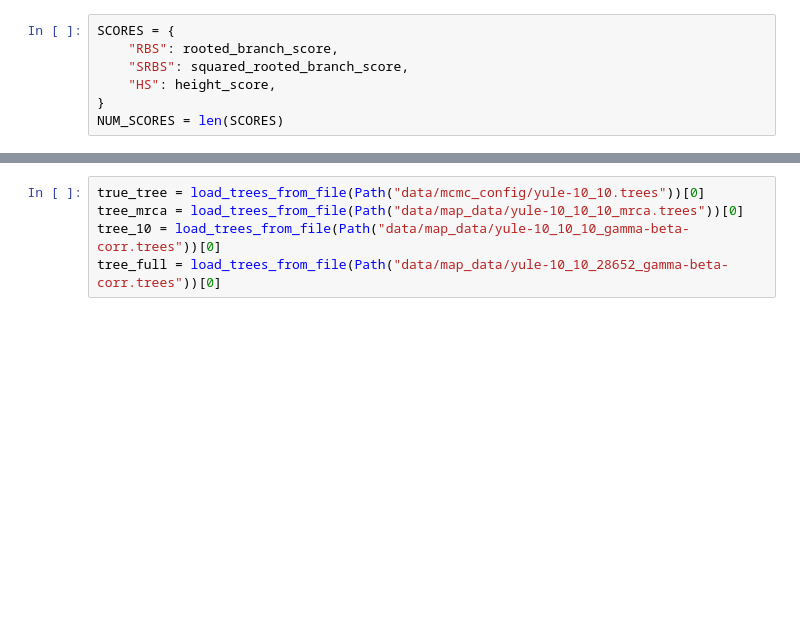
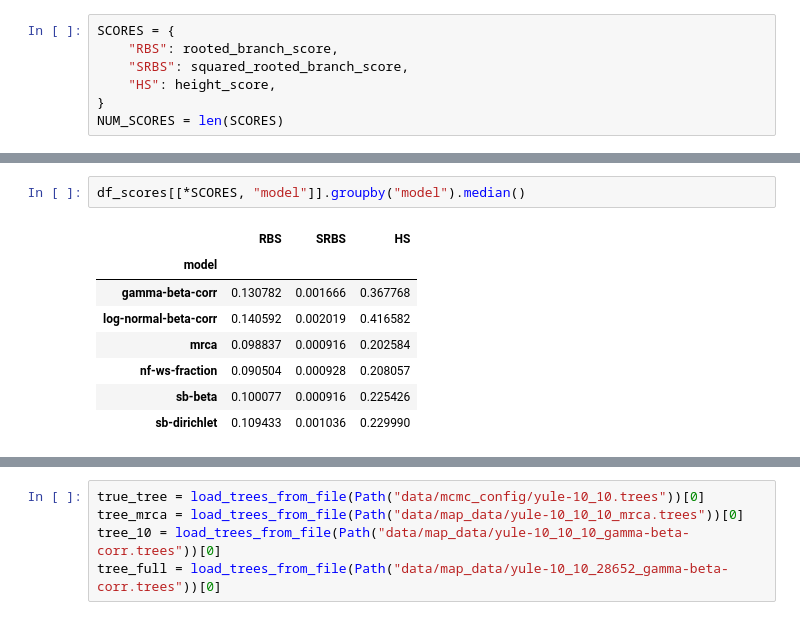
Before and after one commit to tochsner/ccd-validation, a Jupyter notebook: src/map_validation/map_validation.ipynb, the cells around one changed output, grey strips where cells are left out. Drawn from its saved outputs; the diff is of its cells as text; blank space fills up the shorter version.

```diff
--- a/src/map_validation/map_validation.ipynb
+++ b/src/map_validation/map_validation.ipynb
@@ -171,6 +178,17 @@ for (dataset, run), map_files in list(map_trees_per_dataset.items()):
             scores_dict[score].append(score_func(map_tree, reference_tree))
 
 df_scores = pd.DataFrame(scores_dict)
+# %%
+df_scores[[*SCORES, "model"]].groupby("model").median()
+# %% [output]
+|  | RBS | SRBS | HS |
+| model |  |  |  |
+| gamma-beta-corr | 0.130782 | 0.001666 | 0.367768 |
+| log-normal-beta-corr | 0.140592 | 0.002019 | 0.416582 |
+| mrca | 0.098837 | 0.000916 | 0.202584 |
+| nf-ws-fraction | 0.090504 | 0.000928 | 0.208057 |
+| sb-beta | 0.100077 | 0.000916 | 0.225426 |
+| sb-dirichlet | 0.109433 | 0.001036 | 0.229990 |
 # %%
 fig, axs = plt.subplots(ncols=NUM_SCORES, figsize=(NUM_SCORES * 4, 5))
 
```
Also changed, not shown: parts of 6 cells of this notebook, 6 other files.
